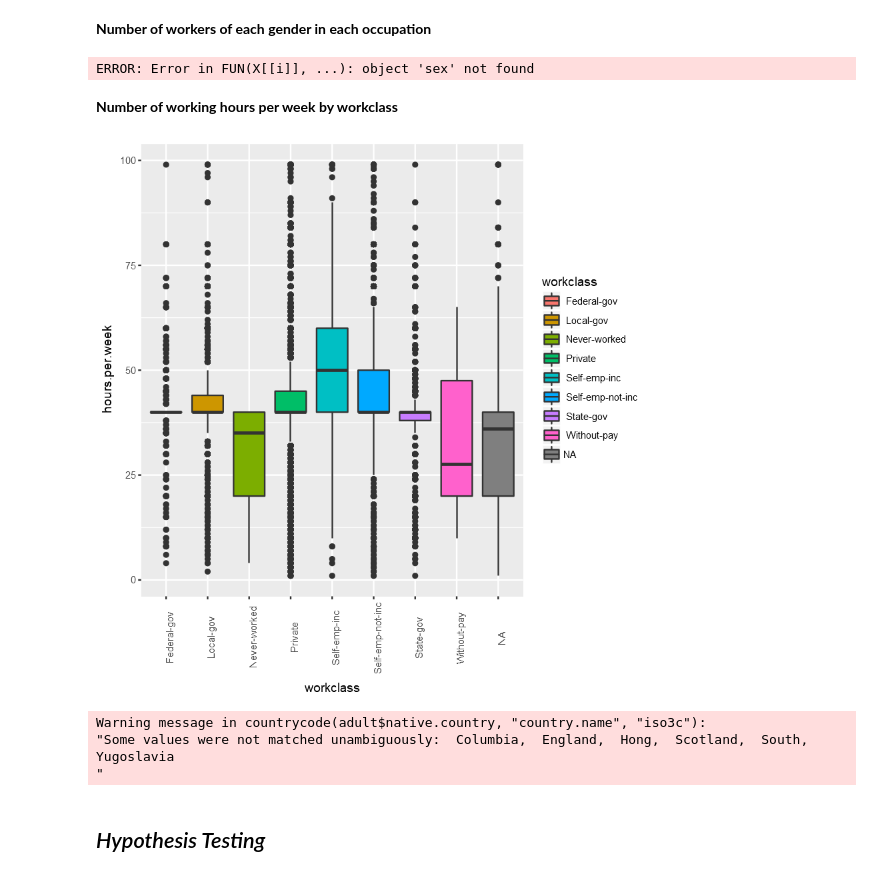
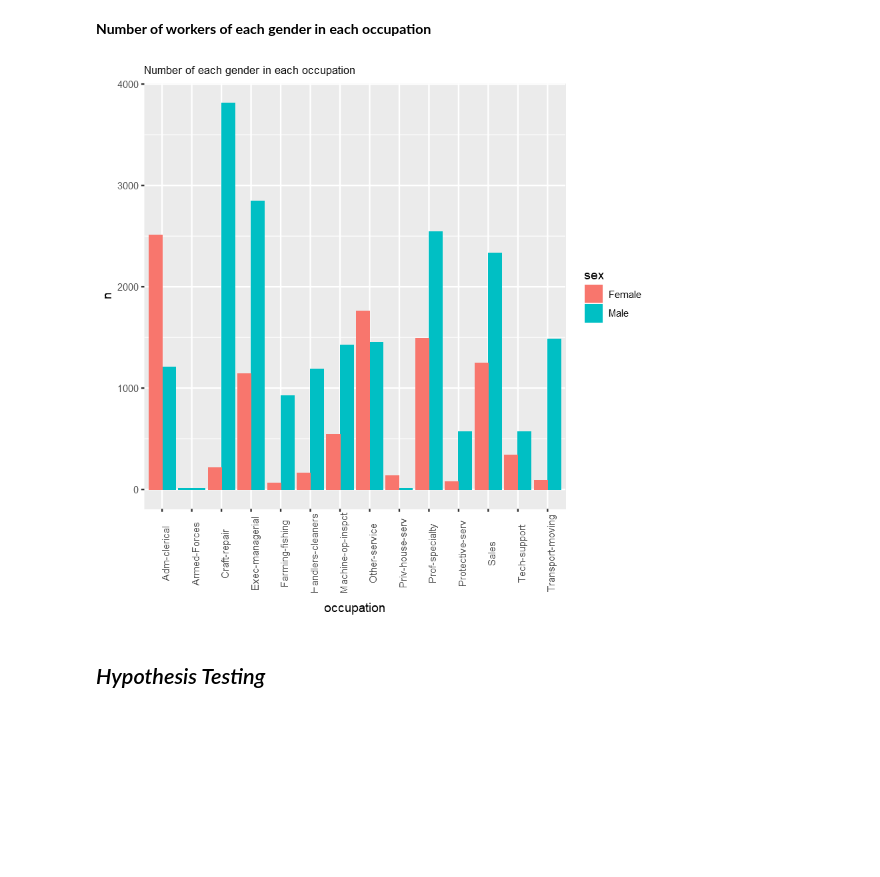
Before and after one commit to MElHuseyni/Predict-Income-using-US-Census-Data, a Jupyter notebook: Exploratory Data Analysis in R.ipynb, the cells around one changed output. Cells and saved outputs as stored; diff of their text form; code cells hidden in the pictures; blank space fills up the shorter version.

```diff
--- a/Exploratory Data Analysis in R.ipynb
+++ b/Exploratory Data Analysis in R.ipynb
@@ -455,23 +435,10 @@ adult %>% select(sex,occupation,hours.per.week) %>% group_by(sex,occupation) %>%
 # %% [markdown]
 **Number of workers of each gender in each occupation**
 # %%
-adult %>% select(sex,occupation) %>% group_by(occupation,sex) %>% summarise(n=n())%>%
+adult_omitted %>% select(sex,occupation) %>% group_by(occupation,sex) %>% summarise(n=n())%>%
   ggplot(aes(x=occupation,y=n,fill=sex))+
   geom_bar(position='dodge',stat='identity')+
   ggtitle("Number of each gender in each occupation")+
   theme(plot.title=element_text(size=10),axis.text.x=element_text(angle=90,vjust=1))
 # %% [output]
-ERROR: Error in FUN(X[[i]], ...): object 'sex' not found
+[figure, added]
-# %% [markdown]
-**Number of working hours per week by workclass**
-# %%
-qplot(workclass, hours.per.week, data=adult_om, geom="boxplot", fill=workclass)+
-  theme(plot.title=element_text(size=18),axis.text.x=element_text(angle=90,vjust=1))
-# %% [output]
-[figure, removed]
-# %%
-countrycodes <- countrycode(adult$native.country, 'country.name', 'iso3c')
-# %% [output]
-Warning message in countrycode(adult$native.country, "country.name", "iso3c"):
-"Some values were not matched unambiguously:  Columbia,  England,  Hong,  Scotland,  South,  Yugoslavia
-"
```
Also changed, not shown: parts of 40 cells of this notebook.
